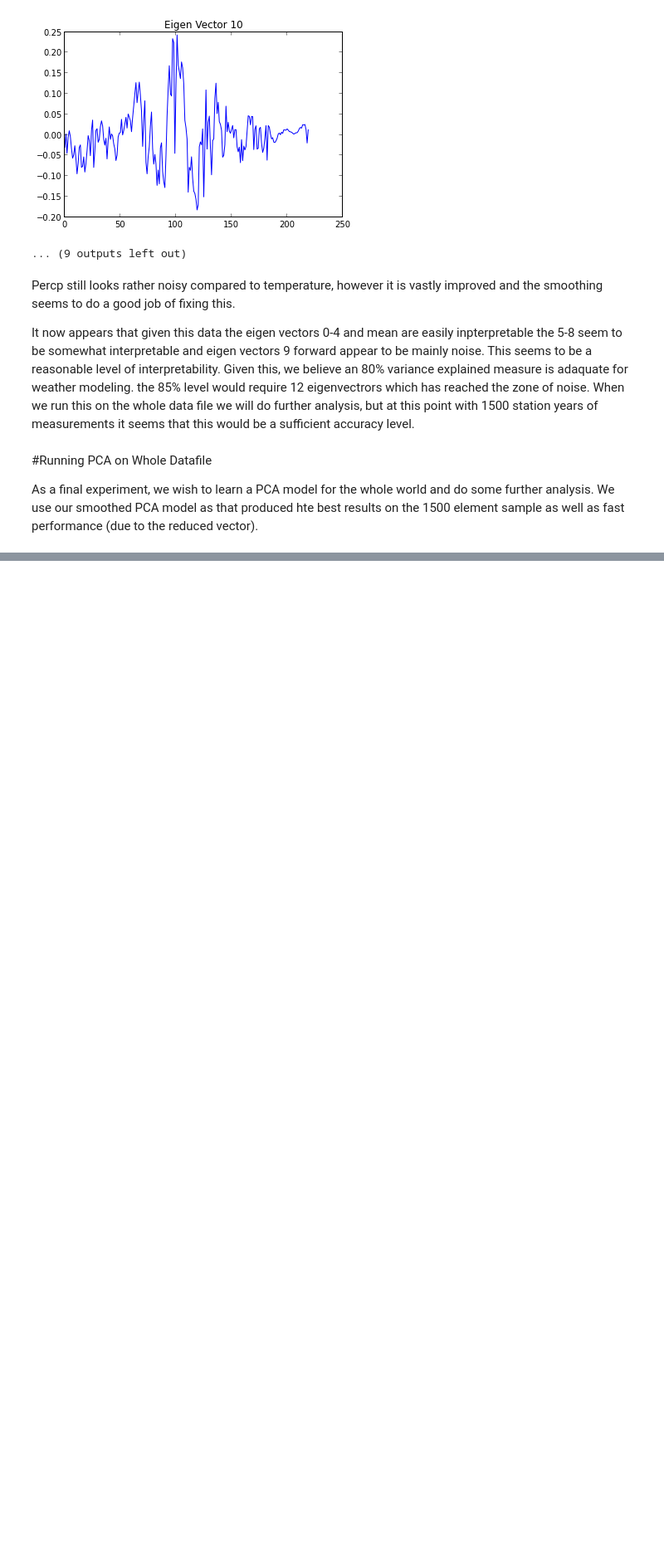
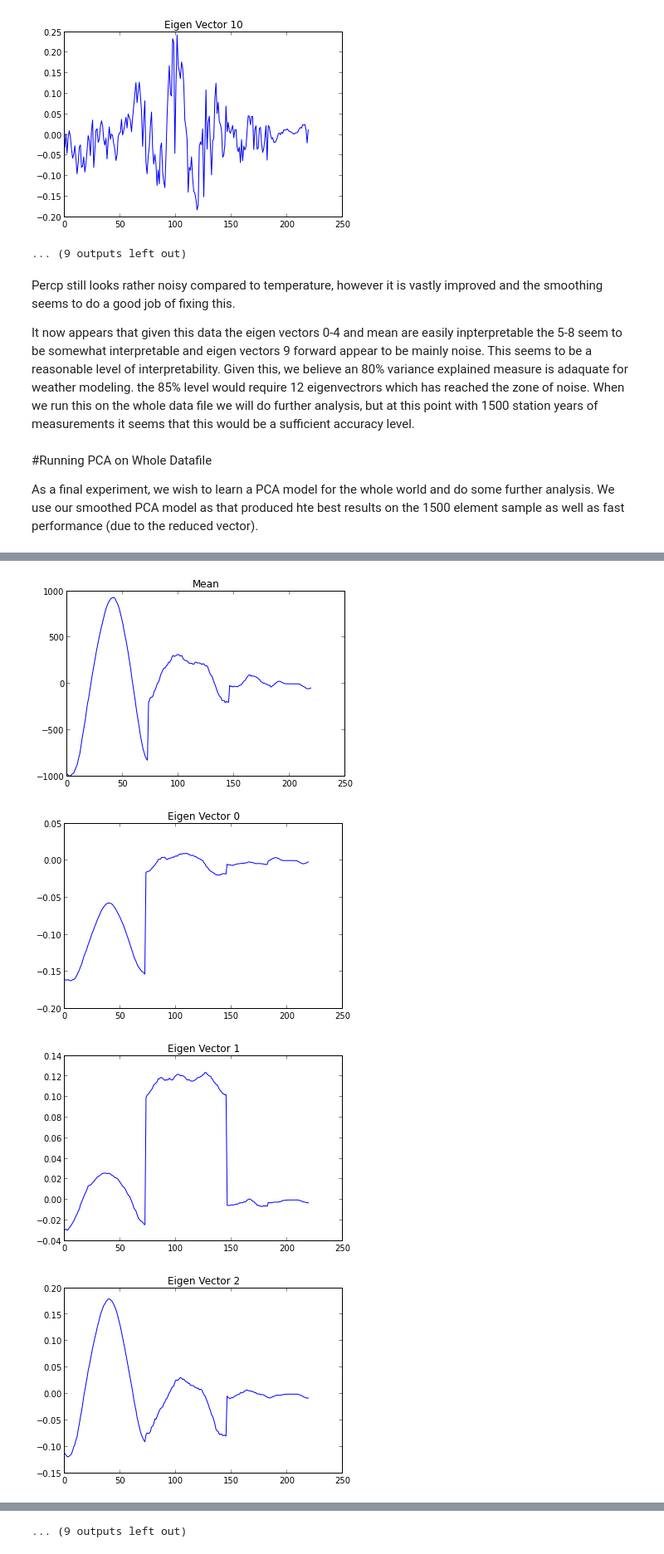
Before and after one commit to dlisuk/cse291_final_project, a Jupyter notebook: PCA_NCDC.ipynb, the cells around one changed output, grey strips where cells are left out. Shown at 83% size. Cells and saved outputs as stored; diff of their text form; code cells hidden in the pictures; blank space fills up the shorter version.

```diff
--- a/PCA_NCDC.ipynb
+++ b/PCA_NCDC.ipynb
@@ -1147,0 +1200,12 @@ removing tmp directory /tmp/make_covar_smooth.ubuntu.20140610.061843.007545
+# %%
+plt.plot(vec.transpose()/n)
+plt.title("Mean")
+for i in range(20):
+    plt.figure()
+    plt.plot(U[:,i])
+    plt.title("Eigen Vector " + str(i))
+# %% [output]
+[figure, added]
+[figure, added]
+[figure, added]
+[figure, added]
@@ -1147,0 +1220 @@ removing tmp directory /tmp/make_covar_smooth.ubuntu.20140610.061843.007545
+... (9 outputs left out)
```
Also changed, not shown: parts of 10 cells of this notebook, 3 other files.
